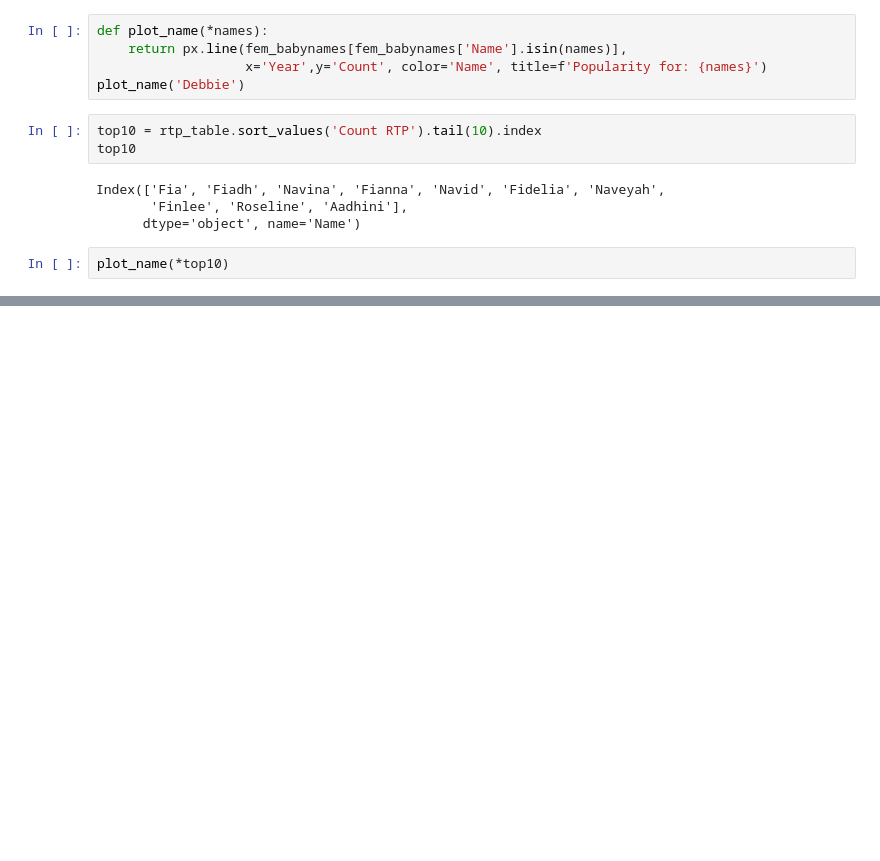
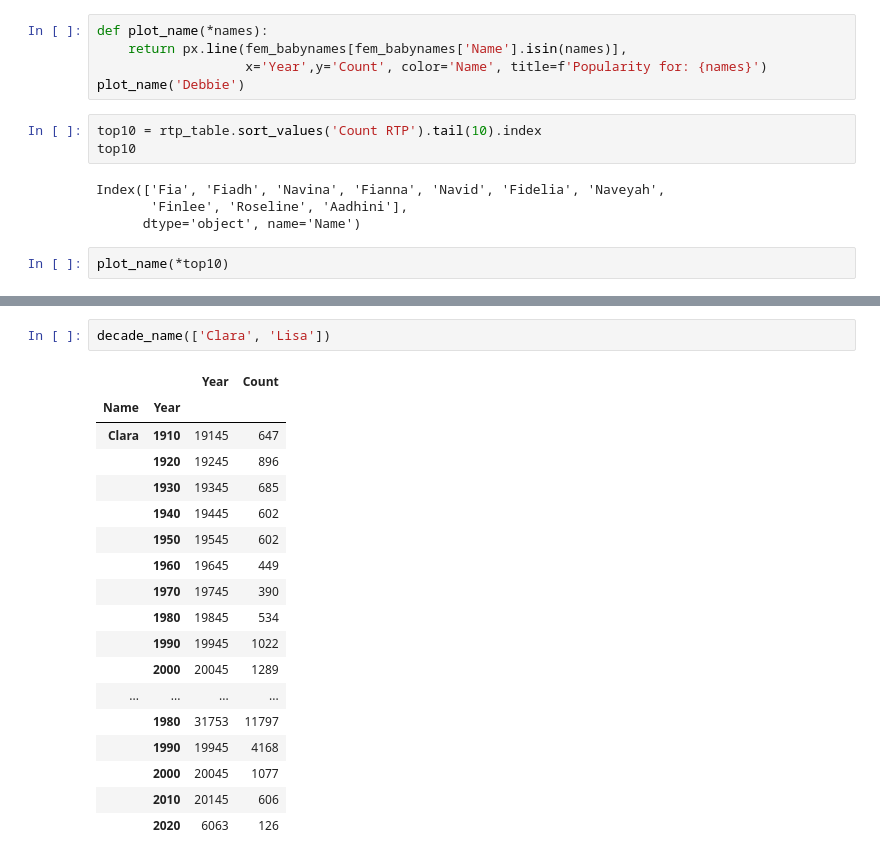
Before and after one commit to rauldgarcia/Data_analysis, a Jupyter notebook: CLASS 1/class_5.ipynb, the cells around one changed output, grey strips where cells are left out. Drawn from its saved outputs; the diff is of its cells as text; blank space fills up the shorter version.

```diff
--- a/CLASS 1/class_5.ipynb
+++ b/CLASS 1/class_5.ipynb
@@ -685,0 +700,21 @@ y volver a generar la grafica anterior una vez eliminados esos datos
+# %%
+decade_name(['Clara', 'Lisa'])
+# %% [output]
+|  |  | Year | Count |
+| Name | Year |  |  |
+| Clara | 1910 | 19145 | 647 |
+|  | 1920 | 19245 | 896 |
+|  | 1930 | 19345 | 685 |
+|  | 1940 | 19445 | 602 |
+|  | 1950 | 19545 | 602 |
+|  | 1960 | 19645 | 449 |
+|  | 1970 | 19745 | 390 |
+|  | 1980 | 19845 | 534 |
+|  | 1990 | 19945 | 1022 |
+|  | 2000 | 20045 | 1289 |
+| ... | ... | ... | ... |
+|  | 1980 | 31753 | 11797 |
+|  | 1990 | 19945 | 4168 |
+|  | 2000 | 20045 | 1077 |
+|  | 2010 | 20145 | 606 |
+|  | 2020 | 6063 | 126 |
```
Also changed, not shown: parts of 23 cells of this notebook.
